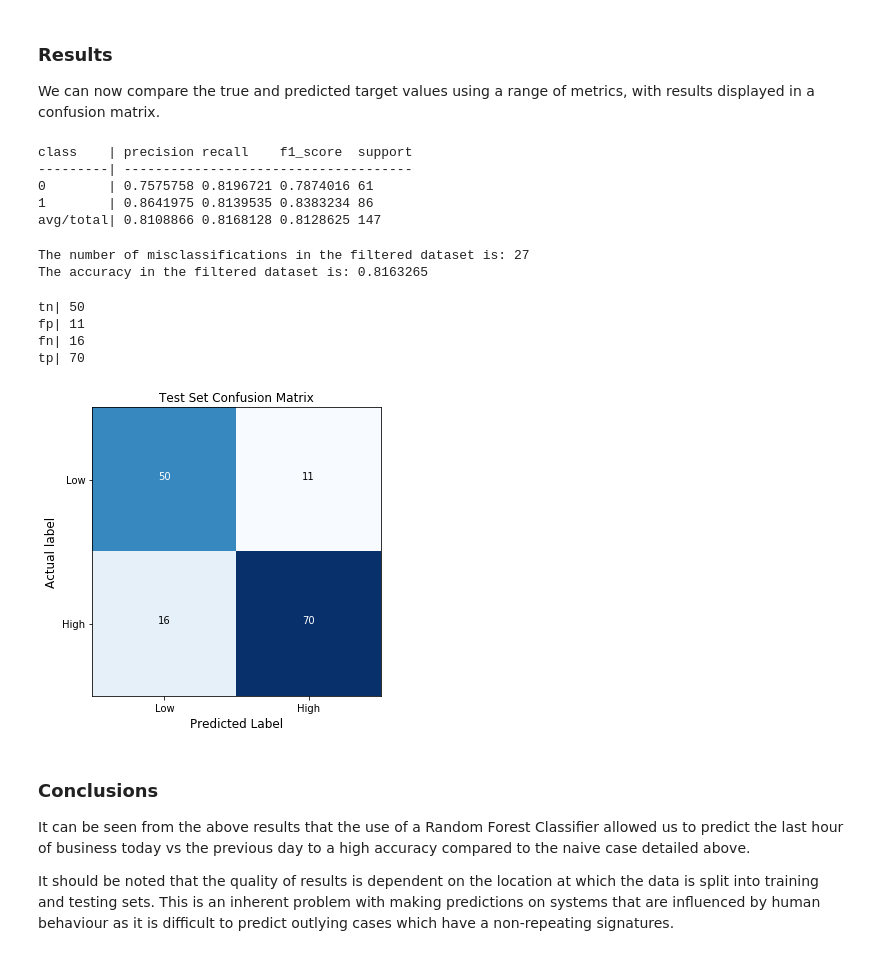
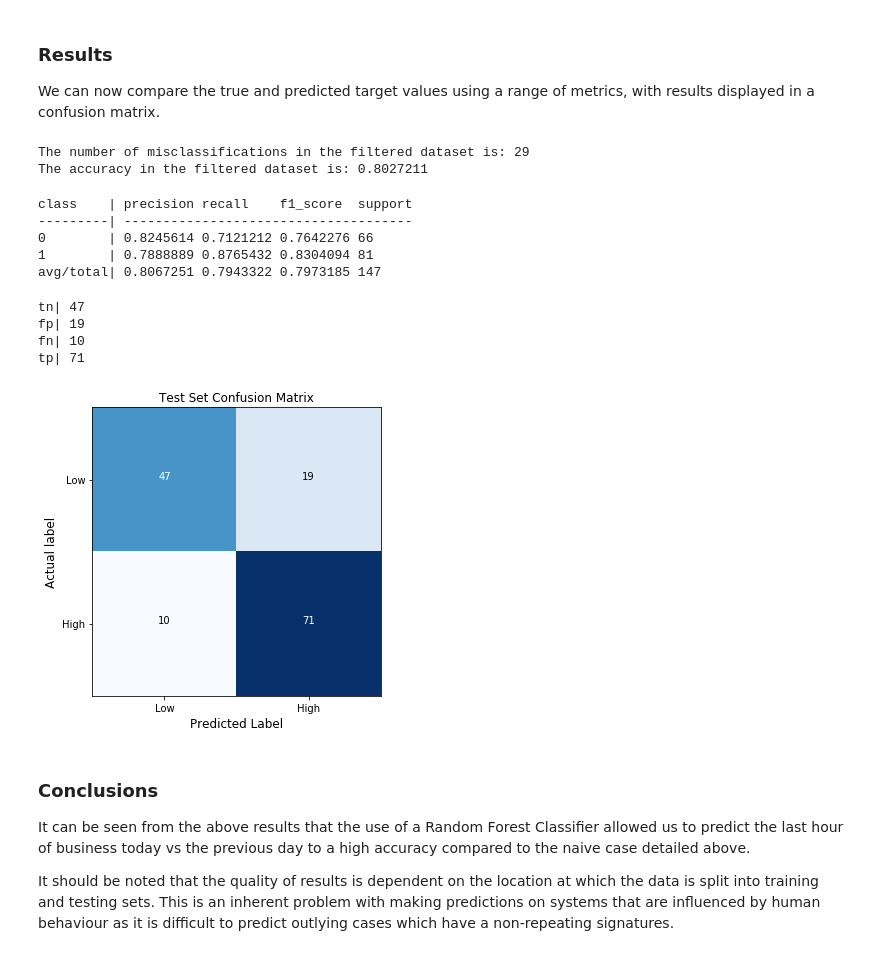
Before and after one commit to KxSystems/mlnotebooks, a Jupyter notebook: notebooks/06 Feature Extraction and Selection.ipynb, the cells around one changed output. Cells and saved outputs as stored; diff of their text form; code cells hidden in the pictures.

```diff
--- a/notebooks/06 Feature Extraction and Selection.ipynb
+++ b/notebooks/06 Feature Extraction and Selection.ipynb
@@ -168,27 +168,27 @@ pred:clf[`:predict][dict`xtest]`
 
 We can now compare the true and predicted target values using a range of metrics, with results displayed in a confusion matrix.
 # %%
-.ml.classreport[dict`ytest;pred]
--1"The number of misclassifications in the filtered dataset is: ",string .ml.sse[dict`ytest;pred];
--1"The accuracy in the filtered dataset is: ",string .ml.accuracy[dict`ytest;pred];
+.ml.classreport[pred;dict`ytest]
+-1"The number of misclassifications in the filtered dataset is: ",string .ml.sse[pred;dict`ytest];
+-1"The accuracy in the filtered dataset is: ",string .ml.accuracy[pred;dict`ytest];
 # %% [output]
-class    | precision recall    f1_score  support
----------| -------------------------------------
-0        | 0.7575758 0.8196721 0.7874016 61
-1        | 0.8641975 0.8139535 0.8383234 86
-avg/total| 0.8108866 0.8168128 0.8128625 147
+The number of misclassifications in the filtered dataset is: 29
+The accuracy in the filtered dataset is: 0.8027211
-The number of misclassifications in the filtered dataset is: 27
-The accuracy in the filtered dataset is: 0.8163265
+class    | precision recall    f1_score  support
+---------| -------------------------------------
+0        | 0.8245614 0.7121212 0.7642276 66
+1        | 0.7888889 0.8765432 0.8304094 81
+avg/total| 0.8067251 0.7943322 0.7973185 147
 # %%
-cnfM:.ml.confmat[dict`ytest;pred]
-.ml.confdict[dict`ytest;pred;1b]
+cnfM:.ml.confmat[pred;dict`ytest]
+.ml.confdict[pred;dict`ytest;1b]
 displayCM[value cnfM;`Low`High;"Test Set Confusion Matrix";()]
 # %% [output]
-tn| 50
-fp| 11
-fn| 16
-tp| 70
+tn| 47
+fp| 19
+fn| 10
+tp| 71
-[figure, old version]
+[figure, new version]
 # %% [markdown]
 ### Conclusions
 
```
Also changed, not shown: parts of 12 cells of this notebook, 15 other files.
